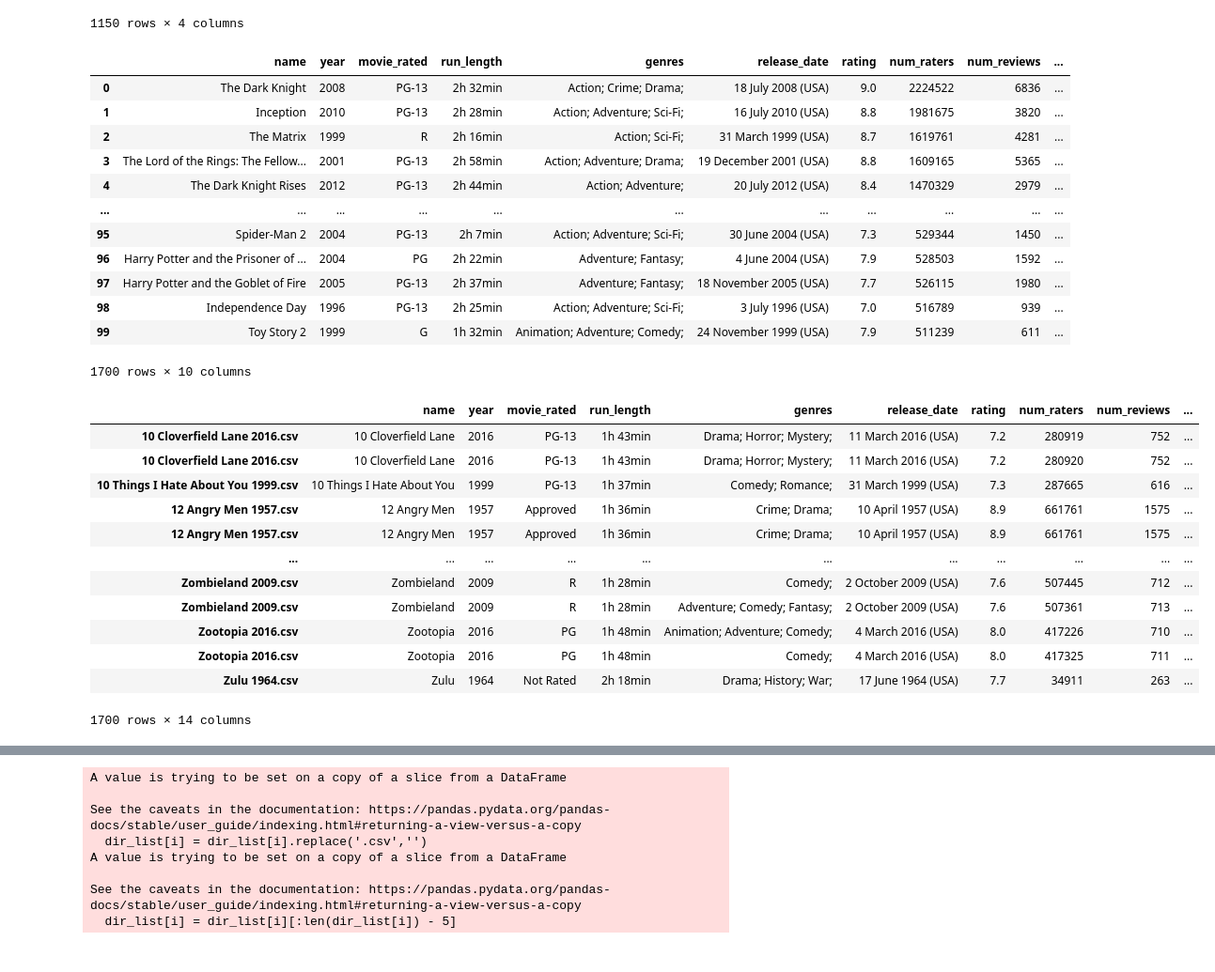
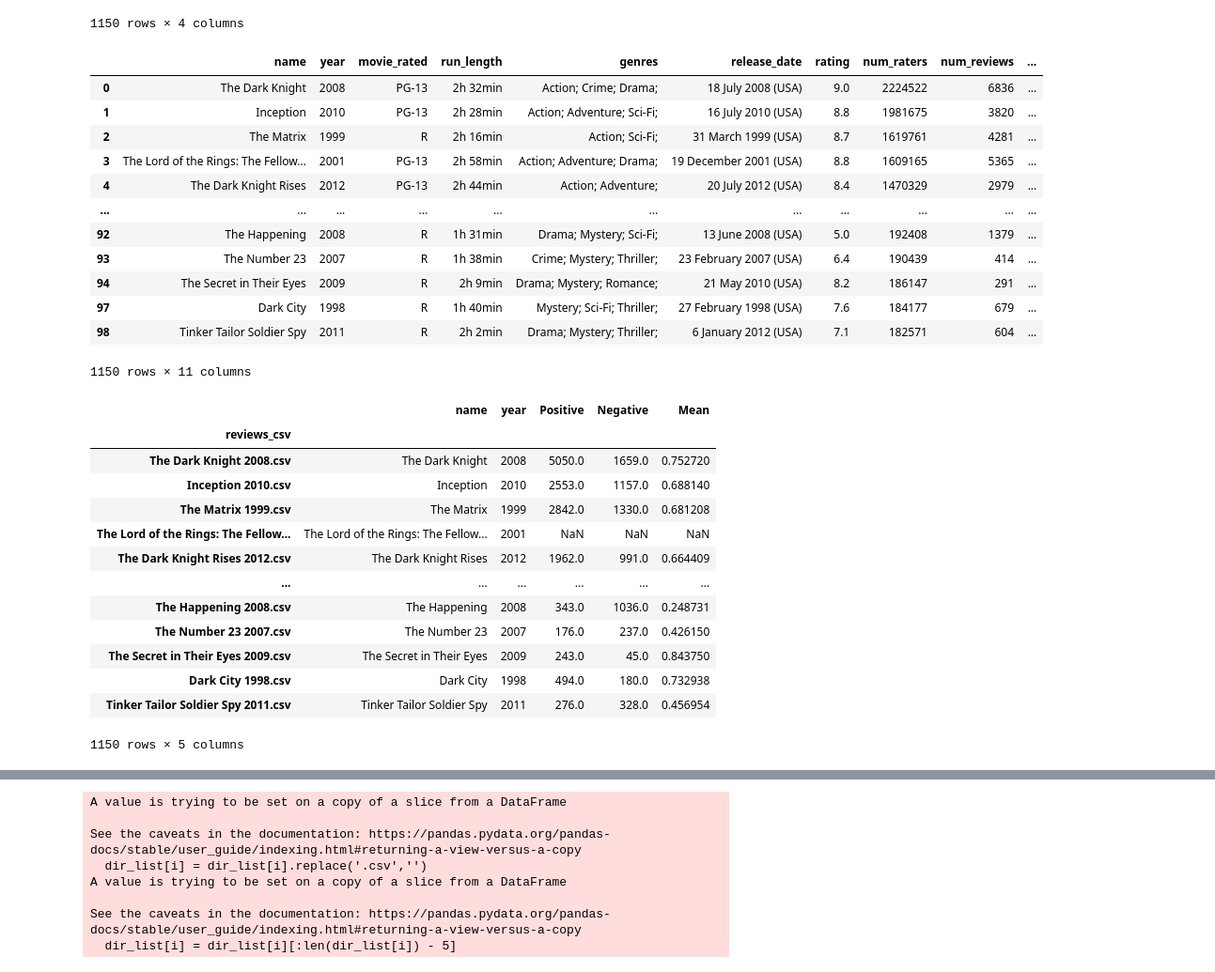
Before and after one commit to DanielHauersperger/Deep-Learning-Movie-Reviews, a Jupyter notebook: Movie_Review_Final2.ipynb, the cells around one changed output, grey strips where cells are left out. Shown at 94% size. Cells and saved outputs as stored; diff of their text form; code cells hidden in the pictures.

```diff
--- a/Movie_Review_Final2.ipynb
+++ b/Movie_Review_Final2.ipynb
@@ -645,6 +645,12 @@ for fname in genres_list:
   movie_df = pd.read_csv(path + fname)
   movies_df = pd.concat([movies_df, movie_df])
 
+# drop duplicates, since some movies are in multiple genre files
+movies_df = movies_df.drop_duplicates(subset=('name', 'year'))
+
+# add a column with the corresponding csv file
+movies_df['reviews_csv'] = movies_df['name'] + ' ' + movies_df['year'].astype(str) + '.csv'
+
 movies_df
 # %% [output]
 |  | name | year | movie_rated | run_length | genres | release_date | rating | num_raters | num_reviews | ... |
@@ -654,9 +660,9 @@ movies_df
 | 3 | The Lord of the Rings: The Fellow... | 2001 | PG-13 | 2h 58min | Action; Adventure; Drama; | 19 December 2001 (USA) | 8.8 | 1609165 | 5365 | ... |
 | 4 | The Dark Knight Rises | 2012 | PG-13 | 2h 44min | Action; Adventure; | 20 July 2012 (USA) | 8.4 | 1470329 | 2979 | ... |
 | ... | ... | ... | ... | ... | ... | ... | ... | ... | ... | ... |
-| 95 | Spider-Man 2 | 2004 | PG-13 | 2h 7min | Action; Adventure; Sci-Fi; | 30 June 2004 (USA) | 7.3 | 529344 | 1450 | ... |
-| 96 | Harry Potter and the Prisoner of ... | 2004 | PG | 2h 22min | Adventure; Fantasy; | 4 June 2004 (USA) | 7.9 | 528503 | 1592 | ... |
-| 97 | Harry Potter and the Goblet of Fire | 2005 | PG-13 | 2h 37min | Adventure; Fantasy; | 18 November 2005 (USA) | 7.7 | 526115 | 1980 | ... |
-| 98 | Independence Day | 1996 | PG-13 | 2h 25min | Action; Adventure; Sci-Fi; | 3 July 1996 (USA) | 7.0 | 516789 | 939 | ... |
-| 99 | Toy Story 2 | 1999 | G | 1h 32min | Animation; Adventure; Comedy; | 24 November 1999 (USA) | 7.9 | 511239 | 611 | ... |
+| 92 | The Happening | 2008 | R | 1h 31min | Drama; Mystery; Sci-Fi; | 13 June 2008 (USA) | 5.0 | 192408 | 1379 | ... |
+| 93 | The Number 23 | 2007 | R | 1h 38min | Crime; Mystery; Thriller; | 23 February 2007 (USA) | 6.4 | 190439 | 414 | ... |
+| 94 | The Secret in Their Eyes | 2009 | R | 2h 9min | Drama; Mystery; Romance; | 21 May 2010 (USA) | 8.2 | 186147 | 291 | ... |
+| 97 | Dark City | 1998 | R | 1h 40min | Mystery; Sci-Fi; Thriller; | 27 February 1998 (USA) | 7.6 | 184177 | 679 | ... |
+| 98 | Tinker Tailor Soldier Spy | 2011 | R | 2h 2min | Drama; Mystery; Thriller; | 6 January 2012 (USA) | 7.1 | 182571 | 604 | ... |
-1700 rows × 10 columns
+1150 rows × 11 columns
@@ -665,25 +669,23 @@ review_counts = pd.DataFrame(res)
 # %%
-# add a column for which csv of reviews correspond to the given movie
-movies_df['reviews_csv'] = movies_df['name'] + ' ' + movies_df['year'].astype(str) + '.csv'
-
 # left join review counts to movie info
 movies_df = movies_df.set_index('reviews_csv').join(pd.DataFrame(res).set_index('Movie'))
 
-movies_df
+movies_df[['name', 'year', 'Positive', 'Negative', 'Mean']]
 # %% [output]
-|  | name | year | movie_rated | run_length | genres | release_date | rating | num_raters | num_reviews | ... |
-| 10 Cloverfield Lane 2016.csv | 10 Cloverfield Lane | 2016 | PG-13 | 1h 43min | Drama; Horror; Mystery; | 11 March 2016 (USA) | 7.2 | 280919 | 752 | ... |
-| 10 Cloverfield Lane 2016.csv | 10 Cloverfield Lane | 2016 | PG-13 | 1h 43min | Drama; Horror; Mystery; | 11 March 2016 (USA) | 7.2 | 280920 | 752 | ... |
-| 10 Things I Hate About You 1999.csv | 10 Things I Hate About You | 1999 | PG-13 | 1h 37min | Comedy; Romance; | 31 March 1999 (USA) | 7.3 | 287665 | 616 | ... |
-| 12 Angry Men 1957.csv | 12 Angry Men | 1957 | Approved | 1h 36min | Crime; Drama; | 10 April 1957 (USA) | 8.9 | 661761 | 1575 | ... |
-| 12 Angry Men 1957.csv | 12 Angry Men | 1957 | Approved | 1h 36min | Crime; Drama; | 10 April 1957 (USA) | 8.9 | 661761 | 1575 | ... |
-| ... | ... | ... | ... | ... | ... | ... | ... | ... | ... | ... |
-| Zombieland 2009.csv | Zombieland | 2009 | R | 1h 28min | Comedy; | 2 October 2009 (USA) | 7.6 | 507445 | 712 | ... |
-| Zombieland 2009.csv | Zombieland | 2009 | R | 1h 28min | Adventure; Comedy; Fantasy; | 2 October 2009 (USA) | 7.6 | 507361 | 713 | ... |
-| Zootopia 2016.csv | Zootopia | 2016 | PG | 1h 48min | Animation; Adventure; Comedy; | 4 March 2016 (USA) | 8.0 | 417226 | 710 | ... |
-| Zootopia 2016.csv | Zootopia | 2016 | PG | 1h 48min | Comedy; | 4 March 2016 (USA) | 8.0 | 417325 | 711 | ... |
-| Zulu 1964.csv | Zulu | 1964 | Not Rated | 2h 18min | Drama; History; War; | 17 June 1964 (USA) | 7.7 | 34911 | 263 | ... |
+|  | name | year | Positive | Negative | Mean |
+| reviews_csv |  |  |  |  |  |
+| The Dark Knight 2008.csv | The Dark Knight | 2008 | 5050.0 | 1659.0 | 0.752720 |
+| Inception 2010.csv | Inception | 2010 | 2553.0 | 1157.0 | 0.688140 |
+| The Matrix 1999.csv | The Matrix | 1999 | 2842.0 | 1330.0 | 0.681208 |
+| The Lord of the Rings: The Fellow... | The Lord of the Rings: The Fellow... | 2001 | NaN | NaN | NaN |
+| The Dark Knight Rises 2012.csv | The Dark Knight Rises | 2012 | 1962.0 | 991.0 | 0.664409 |
+| ... | ... | ... | ... | ... | ... |
+| The Happening 2008.csv | The Happening | 2008 | 343.0 | 1036.0 | 0.248731 |
+| The Number 23 2007.csv | The Number 23 | 2007 | 176.0 | 237.0 | 0.426150 |
+| The Secret in Their Eyes 2009.csv | The Secret in Their Eyes | 2009 | 243.0 | 45.0 | 0.843750 |
+| Dark City 1998.csv | Dark City | 1998 | 494.0 | 180.0 | 0.732938 |
+| Tinker Tailor Soldier Spy 2011.csv | Tinker Tailor Soldier Spy | 2011 | 276.0 | 328.0 | 0.456954 |
-1700 rows × 14 columns
+1150 rows × 5 columns
 # %%
 import seaborn as sb
 import matplotlib.pyplot as plt
```
Also changed, not shown: parts of 4 cells of this notebook.
